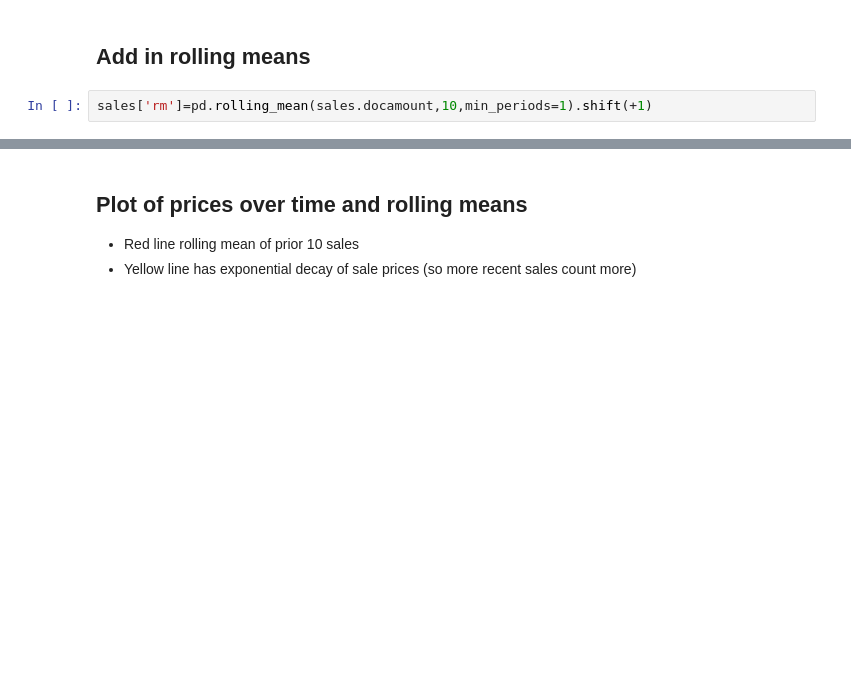
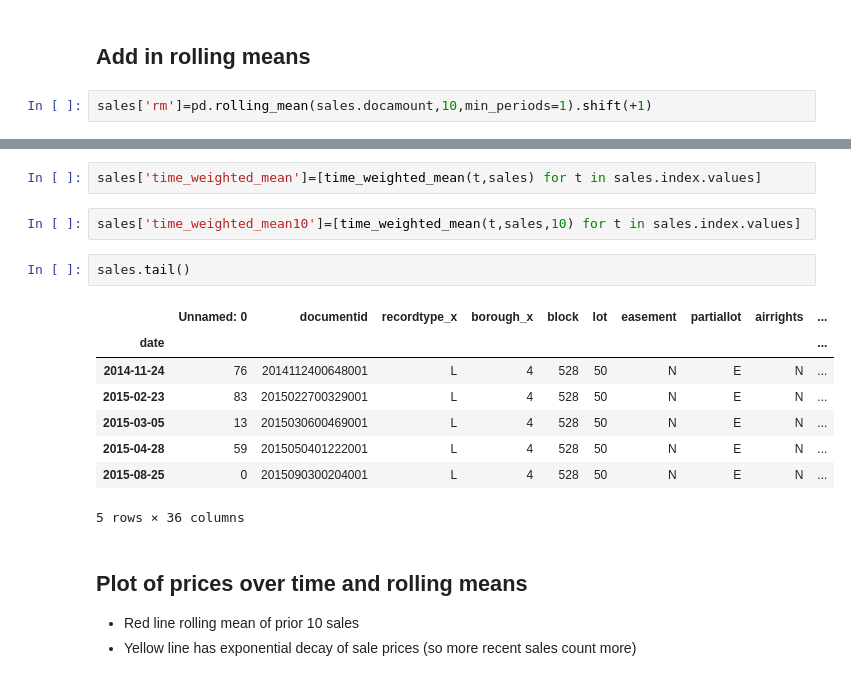
Before and after one commit to Jwerberg/slideruleprojects, a Jupyter notebook: Capstone Milestone Report.ipynb, the cells around one changed output, grey strips where cells are left out. Saved outputs shown, nothing was run; the diff lists cells and outputs as text; blank space fills up the shorter version.

```diff
--- a/Capstone Milestone Report.ipynb
+++ b/Capstone Milestone Report.ipynb
@@ -164,3 +178,18 @@ sales['rm']=pd.rolling_mean(sales.docamount,10,min_periods=1).shift(+1)
+# %%
+sales['time_weighted_mean']=[time_weighted_mean(t,sales) for t in sales.index.values]
+# %%
+sales['time_weighted_mean10']=[time_weighted_mean(t,sales,10) for t in sales.index.values]
+# %%
+sales.tail()
+# %% [output]
+|  | Unnamed: 0 | documentid | recordtype_x | borough_x | block | lot | easement | partiallot | airrights | ... |
+| date |  |  |  |  |  |  |  |  |  | ... |
+| 2014-11-24 | 76 | 2014112400648001 | L | 4 | 528 | 50 | N | E | N | ... |
+| 2015-02-23 | 83 | 2015022700329001 | L | 4 | 528 | 50 | N | E | N | ... |
+| 2015-03-05 | 13 | 2015030600469001 | L | 4 | 528 | 50 | N | E | N | ... |
+| 2015-04-28 | 59 | 2015050401222001 | L | 4 | 528 | 50 | N | E | N | ... |
+| 2015-08-25 | 0 | 2015090300204001 | L | 4 | 528 | 50 | N | E | N | ... |
+5 rows × 36 columns
 # %% [markdown]
 ## Plot of prices over time and rolling means
 
```
Also changed, not shown: parts of 7 cells of this notebook.
